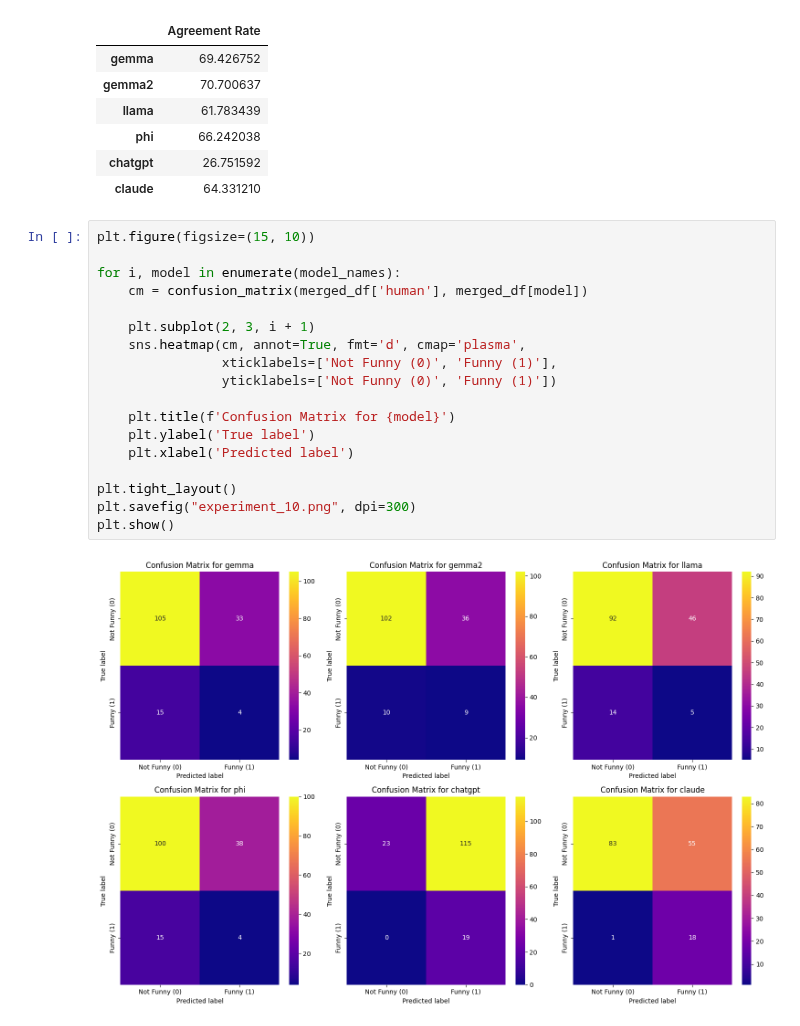
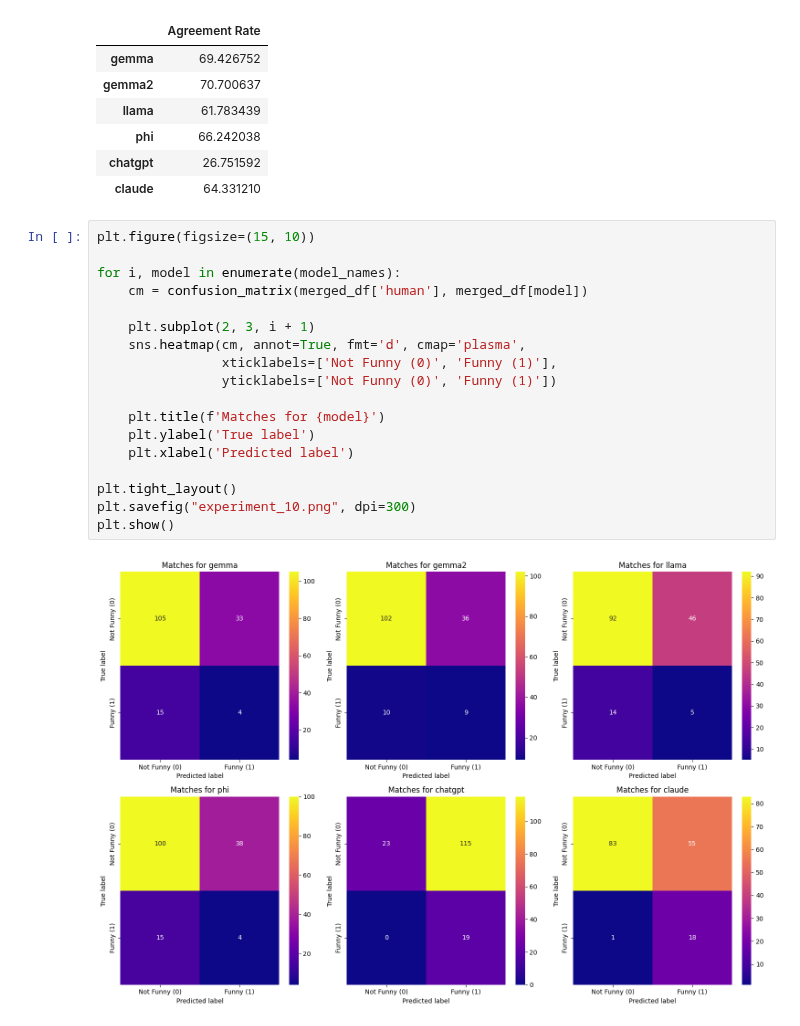
Before and after one commit to swaggirl9000/humor, a Jupyter notebook: experiments/10_human_machine_agreement.ipynb, the cells around one changed output. Cells and saved outputs as stored; diff of their text form.

```diff
--- a/experiments/10_human_machine_agreement.ipynb
+++ b/experiments/10_human_machine_agreement.ipynb
@@ -60,20 +60,20 @@ agreement_df
 # %%
 plt.figure(figsize=(15, 10))
 
 for i, model in enumerate(model_names):
     cm = confusion_matrix(merged_df['human'], merged_df[model])
 
     plt.subplot(2, 3, i + 1)
     sns.heatmap(cm, annot=True, fmt='d', cmap='plasma',
                 xticklabels=['Not Funny (0)', 'Funny (1)'],
                 yticklabels=['Not Funny (0)', 'Funny (1)'])
 
-    plt.title(f'Confusion Matrix for {model}')
+    plt.title(f'Matches for {model}')
     plt.ylabel('True label')
     plt.xlabel('Predicted label')
 
 plt.tight_layout()
 plt.savefig("experiment_10.png", dpi=300)
 plt.show()
 # %% [output]
-[figure, old version]
+[figure, new version]
```
Also changed, not shown: 4 other files.
